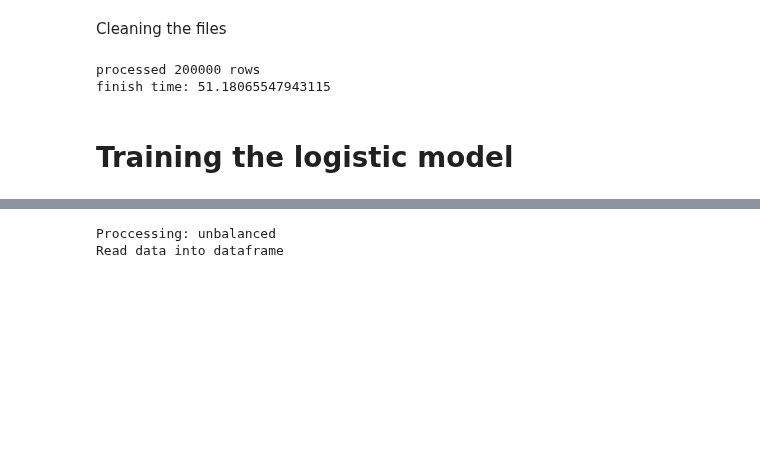
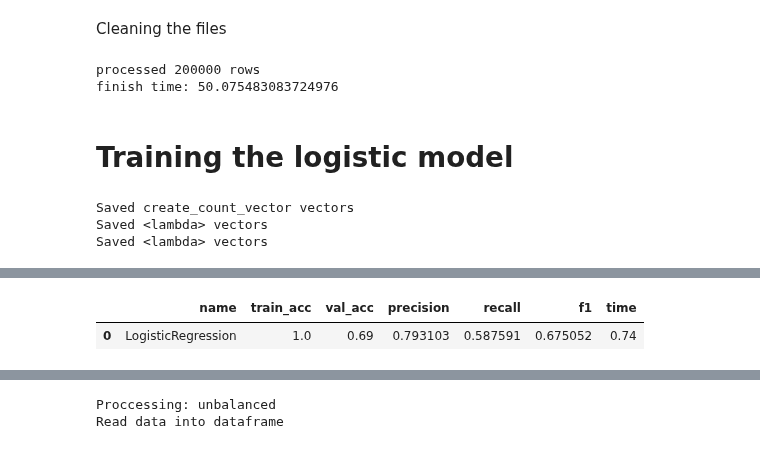
Before and after one commit to henrikdchristensen/DIKU-DS-Exam-FakeNewsDetection, a Jupyter notebook: src/Logistic_model.ipynb, the cells around one changed output, grey strips where cells are left out. Saved outputs shown, nothing was run; the diff lists cells and outputs as text; code cells hidden in the pictures; blank space fills up the shorter version.

Commit message:
pickle

```diff
--- a/src/Logistic_model.ipynb
+++ b/src/Logistic_model.ipynb
@@ -60,3 +61,5 @@ Create the follwoing input files:
 # %%
 # The number of rows to train the model
 BATCH_SIZE = 5000
+# %%
+data = pd.read_csv("../datasets/big/news_sample_cleaned_num_100k.csv")
@@ -124,6 +164,8 @@ importlib.reload(pp)
 def Clean_data(file, new_file):
     stopwords_lst = stopwords.words('english')
     pp.apply_pipeline(file, [
+            # binary labels
+            (pp.Binary_labels(), 'type', 'type_binary'),
             # Clean content
             (pp.Clean_data(), 'content'),
             (pp.Tokenizer(), "content"),
@@ -151,20 +193,20 @@ def Clean_data(file, new_file):
     )
 
 Clean_data("../datasets/sample/dataset_unbalanced.csv", "../datasets/sample/dataset_unbalanced_cleaned.csv")
-Clean_data("../datasets/sample/dataset_balanced_types.csv", "../datasets/sample/dataset_balanced_types_cleaned.csv")
-Clean_data("../datasets/sample/dataset_balanced_bin.csv", "../datasets/sample/dataset_balanced_bin_cleaned.csv")
-Clean_data("../datasets/sample/dataset_balanced_bin.csv", "../datasets/sample/dataset_balanced_bin_cleaned.csv")
+#Clean_data("../datasets/sample/dataset_balanced_types.csv", "../datasets/sample/dataset_balanced_types_cleaned.csv")
+#Clean_data("../datasets/sample/dataset_balanced_bin.csv", "../datasets/sample/dataset_balanced_bin_cleaned.csv")
+#Clean_data("../datasets/sample/dataset_balanced_bin.csv", "../datasets/sample/dataset_balanced_bin_cleaned.csv")
 # %% [output]
 processed 200000 rows
-finish time: 51.18065547943115
+finish time: 50.075483083724976
 # %%
 def split_data(data, features, y, set="set", get_val=True):
     train = data[data[set] == 0]
     val = data[data[set] == 1]
     test = data[data[set] == 2]
-    X_train, y_train = train[features], train[y].astype(int)
-    X_val, y_val = val[features], val[y].astype(int)
-    X_test, y_test = test[features], test[y].astype(int)
+    X_train, y_train = train[features], (train[y].astype(int))
+    X_val, y_val = val[features], (val[y].astype(int))
+    X_test, y_test = test[features], (test[y].astype(int))
     if not get_val:
         return X_train, X_test, y_train, y_test
     return X_train, X_val, X_test, y_train, y_val, y_test
@@ -219,0 +241,16 @@ def split_csr_data(data, features="content", y="type", set="set", get_val=True):
+# %%
+def save_csr_picle(file, vectors, append=False):
+    file_param = "wb" if not append else "ab"
+    with open(file, file_param) as f:
+        for train, val, test in vectors:
+            pickle.dump(train, f)
+            pickle.dump(val, f)
+            pickle.dump(test, f)
+
+def load_csr_picle(file, vector_names):
+    vectors = {}
+    with open(file, 'rb') as f:
+        for names in vector_names:
+            vectors[names] = (pickle.load(f), pickle.load(f), pickle.load(f))
+
+    return vectors
@@ -219,0 +267,17 @@ def split_csr_data(data, features="content", y="type", set="set", get_val=True):
+# %%
+vec_funcs = [
+    create_count_vector,
+    lambda a, b, c: create_tdfidf_vector(a, b, c, ngram_range=(1, 1)),
+    lambda a, b, c: create_tdfidf_vector(a, b, c, ngram_range=(1, 2)),
+]
+create_vector_file("../datasets/sample/dataset_unbalanced_cleaned_vectors.pickle", vec_funcs, X_train, X_val, X_test, y_train, y_val, y_test)
+# %% [output]
+Saved create_count_vector vectors
+Saved <lambda> vectors
+Saved <lambda> vectors
+# %%
+vectors = load_csr_picle("../datasets/sample/dataset_unbalanced_cleaned_vectors.pickle", ["y", "count", "tfidf", "tfidf_bigram"])
+X_train_1, X_val_1, X_test_1 = vectors["count"]
+y_train_1, y_val_1, y_test_1 = vectors["y"]
+try_models([LogisticRegression()], X_test_1, X_val_1, y_test, y_val)
+# %% [output]
@@ -220 +285,3 @@ def split_csr_data(data, features="content", y="type", set="set", get_val=True):
+|  | name | train_acc | val_acc | precision | recall | f1 | time |
+| 0 | LogisticRegression | 1.0 | 0.69 | 0.793103 | 0.587591 | 0.675052 | 0.74 |
 # %%
```
Also changed, not shown: parts of 18 cells of this notebook, 1 other file.
